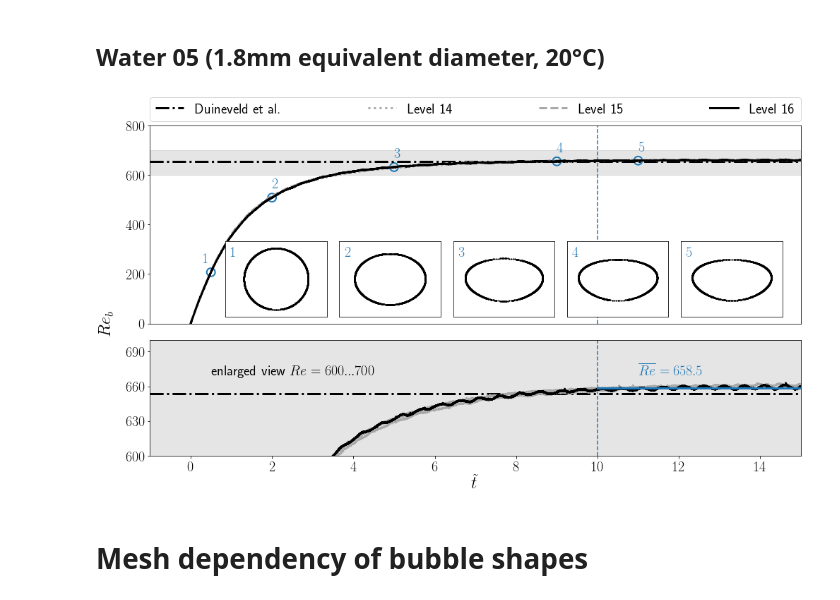
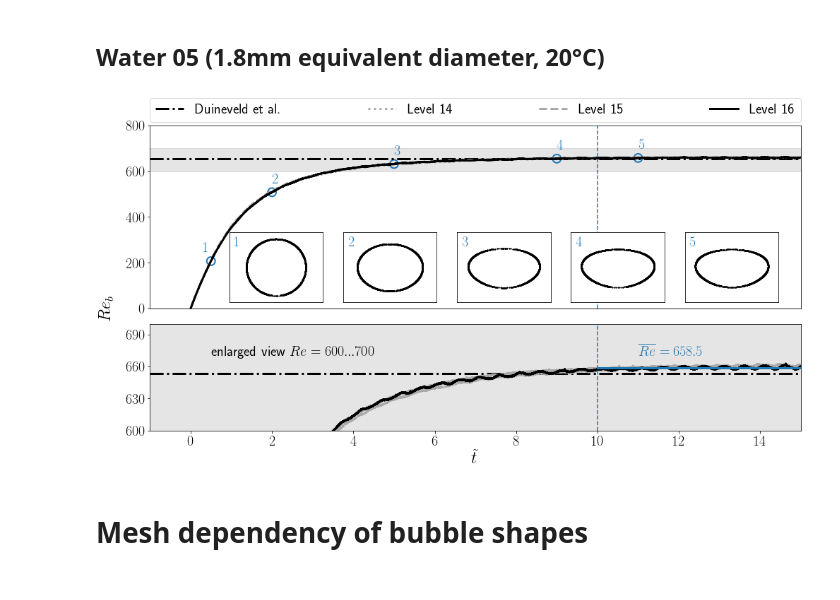
Before and after one commit to AndreWeiner/phd_notebooks, a Jupyter notebook: notebooks/basilisk_2D_mesh_dependency.ipynb, the cells around one changed output. Saved outputs shown, nothing was run; the diff lists cells and outputs as text; code cells hidden in the pictures.

```diff
--- a/notebooks/basilisk_2D_mesh_dependency.ipynb
+++ b/notebooks/basilisk_2D_mesh_dependency.ipynb
@@ -336,7 +336,7 @@ savefig("bhaga_04_rise_velocity")
 # %% [markdown]
 ## Water 05 (1.8mm equivalent diameter, 20°C)
 # %%
-fig = plt.figure(figsize=(figure_width, 6.5))
+fig = plt.figure(figsize=(figure_width, 6))
 
 # axis limits and zoom window definition
 t_max = 15.0
@@ -379,34 +379,34 @@ re_mean = log_files["water_05_l16"].apply_to_range("time", tw_min, tw_max, "u_x"
 ax2.plot([tw_min, tw_max], [re_mean, re_mean], color=highlight_color, lw=line_width)
 ax2.text(11.0, 670, r"$\overline{{Re}}={:.1f}$".format(re_mean), fontsize=fontsize_tick, color=highlight_color)
 ax2.text(0.5, 670, r"enlarged view $Re={:.0f}...{:.0f}$".format(re_zoom_min, re_zoom_max), fontsize=fontsize_tick, color='k')
 
 # include bubble shapes of selected time instances (snap shots) into the upper plot
 closest_entries = []
 for t in [0.5, 2.0, 5.0, 9.0, 11.0]:
     row = log_files["water_05_l16"].find_closest("time", t)
     closest_entries.append(row)
     ax1.scatter(row.time, row.u_x*Ga[11], marker='o', s=140, facecolors='none', edgecolors=highlight_color, linewidth=2)
 
 # draw shapes and position labels close to circles
 offset_t = [-0.2, 0.0, 0.0, 0.0, 0.0]
 offset_re = [40, 40, 40, 40, 40]
 for i, row in enumerate(closest_entries):
     ax1.text(row.time+offset_t[i], row.u_x*Ga[11]+offset_re[i], r"${}$".format(i+1), color=highlight_color, fontsize=fontsize_tick)
     ax = plt.axes([0.14*(i+1)-0.1, 0.42, 0.23, 0.23], xticks=[], yticks=[], xlim=[-0.8, 0.8], ylim=[-0.6, 0.6])
     ax.set_aspect('equal')
     path_shape = data_path + "water_05_l16/plic_clean/plic_{:06d}.pkl".format(row.index.values[0]*10)
     with open(path_shape, 'rb') as file:
         shape = pickle.load(file).drop("element", axis=1)
     ax.scatter(shape.py.values, shape.px.values-row.x.values, s=1, color='k')
     ax.scatter(-shape.py.values, shape.px.values-row.x.values, s=1, color='k')
     ax.text(ax.get_xlim()[0]*0.9, ax.get_ylim()[1]*0.6, r"${}$".format(i+1), color=highlight_color, fontsize=fontsize_tick)
 
 ax1.legend(handles=lines, bbox_to_anchor=(0., 1.02, 1., .102), loc=3,
            ncol=4, mode="expand", borderaxespad=0., fontsize=fontsize_legend)
 
 savefig("water_05_rise_velocity")
 # %% [output]
-[figure, old version]
+[figure, new version]
 # %% [markdown]
 # Mesh dependency of bubble shapes
 # %%
```
Also changed, not shown: 2 other files.
